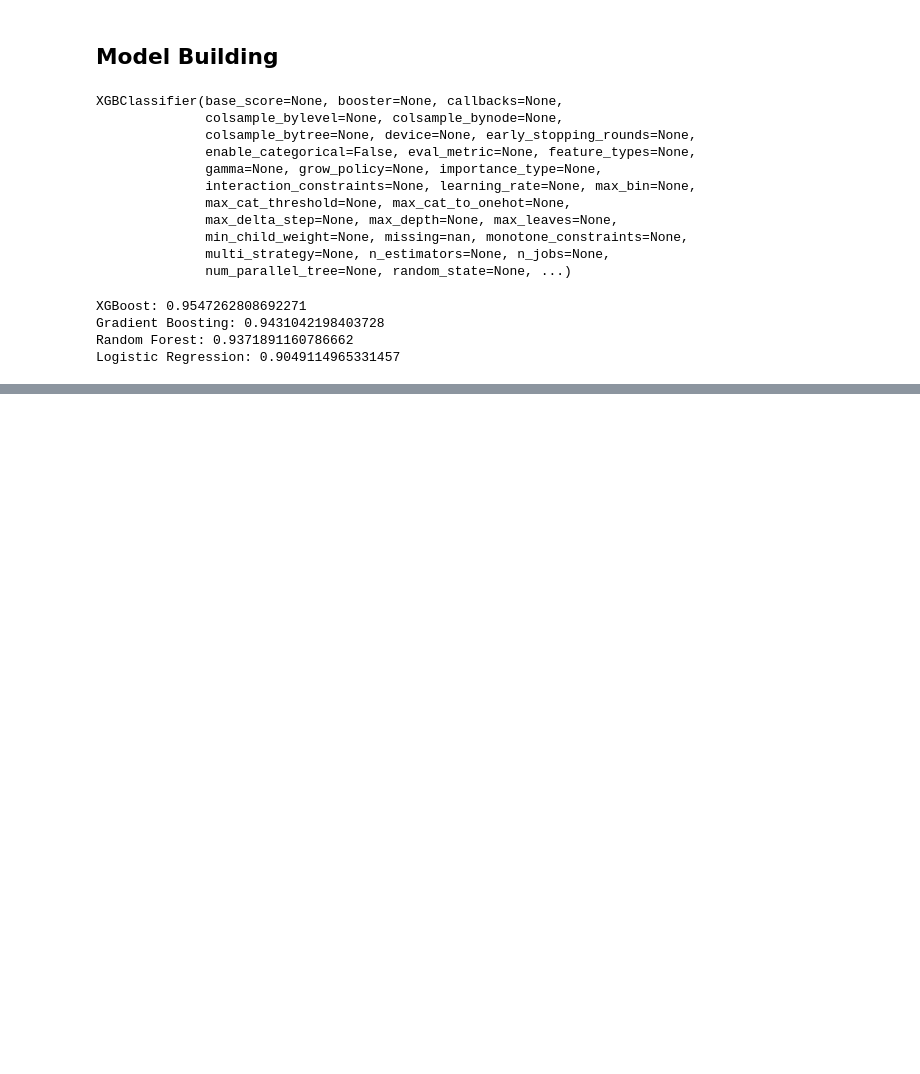
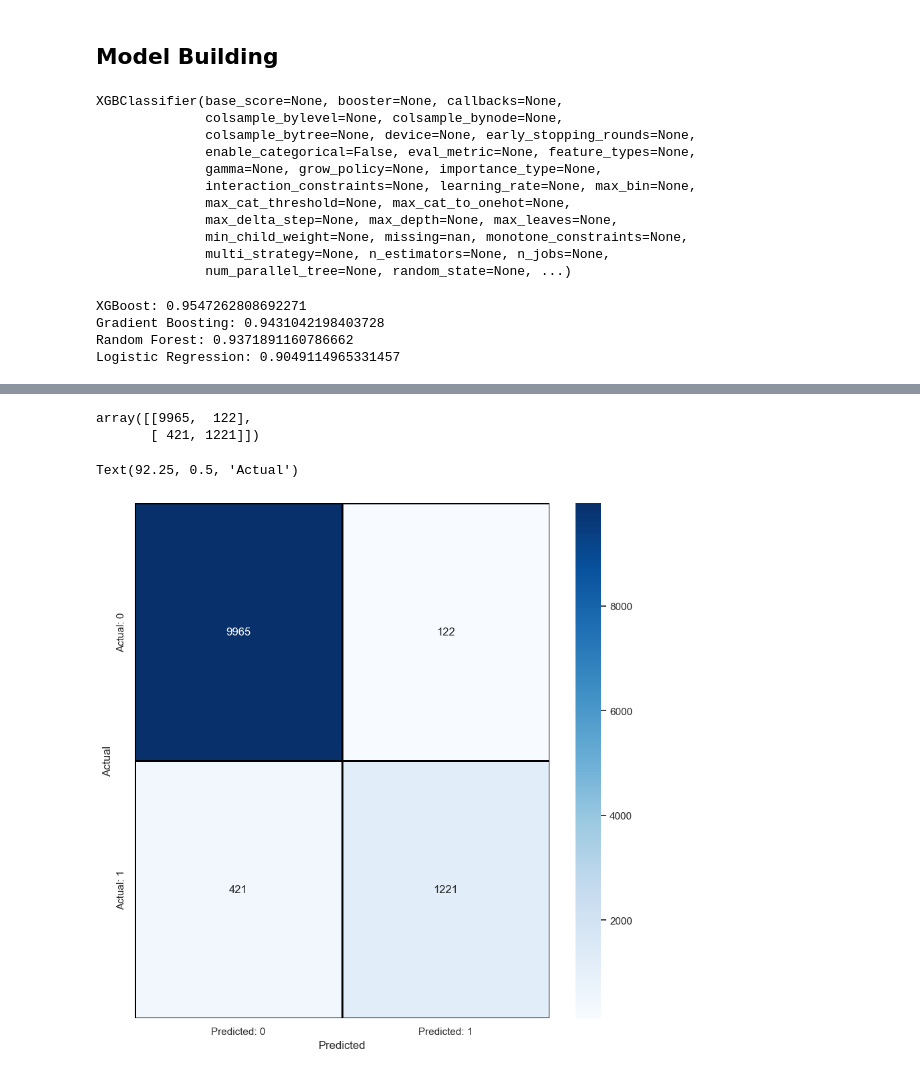
Before and after one commit to UWO-ECE-2024/9014-ML-Final, a Jupyter notebook: project.ipynb, the cells around one changed output, grey strips where cells are left out. Drawn from its saved outputs; the diff is of its cells as text; code cells hidden in the pictures; blank space fills up the shorter version.

```diff
--- a/project.ipynb
+++ b/project.ipynb
@@ -375,3 +375,9 @@ def objective(trial):
 	y_prob = model.predict_proba(X_val)[:,1]
 
 	return roc_auc_score(y_val, y_prob)
+# %%
+training = optuna.create_study(direction='maximize')
+training.optimize(objective, n_trials=100)
+
+print('Number of finished trials:', len(training.trials))
+print('Best trial:', training.best_trial.params)
@@ -377,0 +404,5 @@ def objective(trial):
+# %%
+best_params = training.best_trial.params
+best_model = Pipeline(steps=[('preprocessor', preprocessor), ('model', XGBClassifier(**best_params,use_label_encoder=False,eval_metric='logloss', random_state=42))])
+
+best_model
@@ -377,0 +427,8 @@ def objective(trial):
+# %%
+
+best_model.fit(X_train, y_train)
+
+y_prob = best_model.predict_proba(X_val)[:,1]
+y_pred = best_model.predict(X_val)
+roc_auc = roc_auc_score(y_val, y_prob)
+print(f'ROC AUC: {roc_auc}')
@@ -377,0 +448,15 @@ def objective(trial):
+# %%
+cm = confusion_matrix(y_val, y_pred)
+cm
+# %% [output]
+array([[9965,  122],
+       [ 421, 1221]])
+# %%
+cm = pd.DataFrame(cm,index=['Actual: 0', 'Actual: 1'], columns=['Predicted: 0', 'Predicted: 1'])
+plt.figure(figsize=(10,10))
+sns.heatmap(cm,cmap='Blues', linecolor='black', linewidths=1, annot=True,fmt='',xticklabels=['Predicted: 0', 'Predicted: 1'], yticklabels=['Actual: 0', 'Actual: 1'])
+plt.xlabel('Predicted')
+plt.ylabel('Actual')
+# %% [output]
+Text(92.25, 0.5, 'Actual')
+[figure, added]
```
Also changed, not shown: parts of 12 cells of this notebook.
